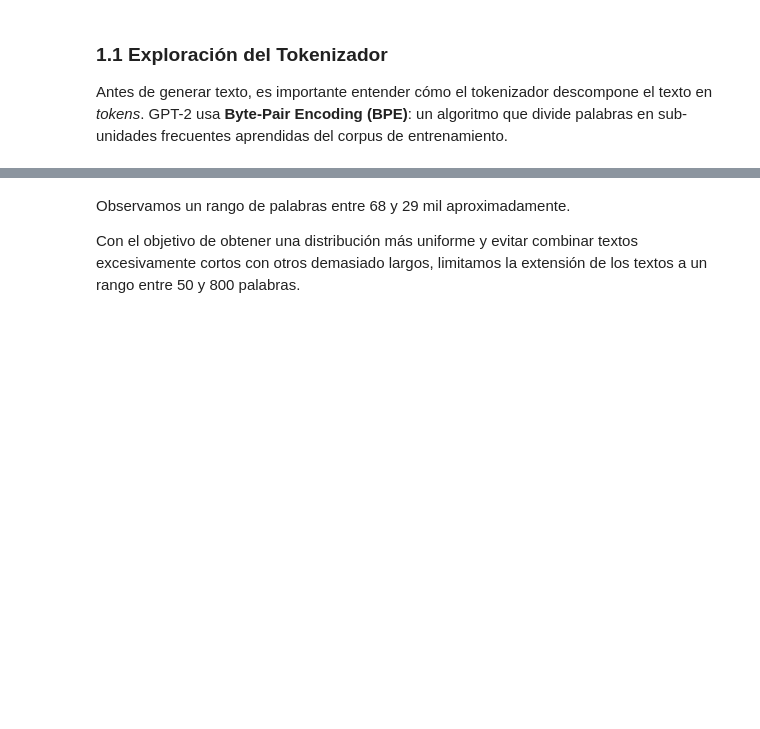
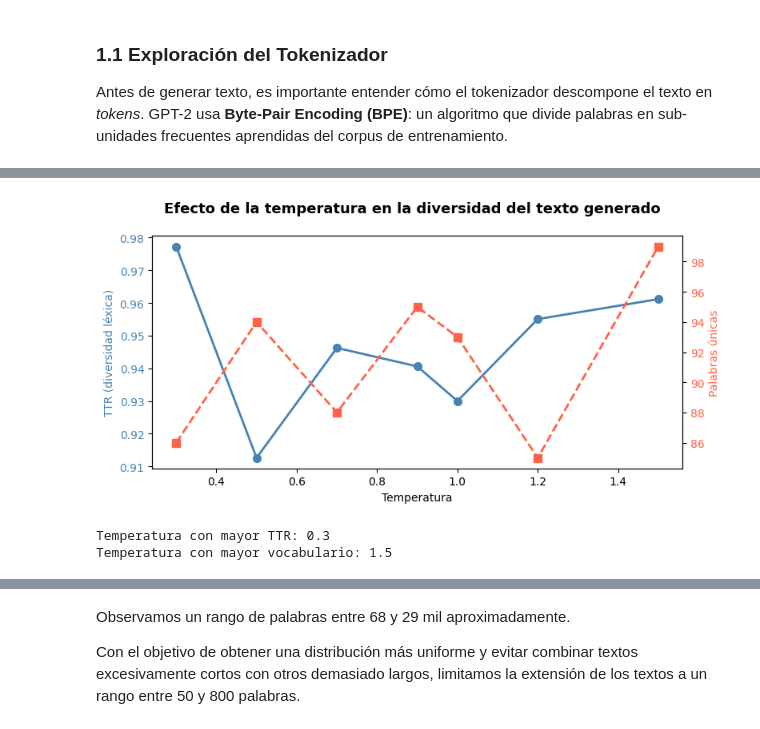
Before and after one commit to sebastianb92/nlp-labs, a Jupyter notebook: Session5/1-Text-generation-GPT.ipynb, the cells around one changed output, grey strips where cells are left out. Saved outputs shown, nothing was run; the diff lists cells and outputs as text; code cells hidden in the pictures; blank space fills up the shorter version.

Commit message:
Some graphics and analysis were added, early stopping was implemented and some conclusions were updated

```diff
--- a/Session5/1-Text-generation-GPT.ipynb
+++ b/Session5/1-Text-generation-GPT.ipynb
@@ -174,0 +266,37 @@ df_resultados
+# %%
+# ---- Barrido de temperatura: efecto en la diversidad del texto generado ----
+temperaturas = [0.3, 0.5, 0.7, 0.9, 1.0, 1.2, 1.5]
+ttr_vals, vocab_vals = [], []
+
+torch.manual_seed(42)
+for t in temperaturas:
+    texto = generate_text(model, tokenizer, prompt, max_length=150,
+                          do_sample=True, top_p=0.92, top_k=0, temperature=t)
+    palabras = texto[len(prompt):].split()
+    vocab = set(w.lower() for w in palabras if w.isalpha())
+    ttr_vals.append(len(vocab) / max(len(palabras), 1))
+    vocab_vals.append(len(vocab))
+
+fig, ax1 = plt.subplots(figsize=(8, 4))
+color1, color2 = 'steelblue', 'tomato'
+
+ax1.plot(temperaturas, ttr_vals, 'o-', color=color1, linewidth=2, markersize=7, label='TTR')
+ax1.set_xlabel('Temperatura')
+ax1.set_ylabel('TTR (diversidad léxica)', color=color1)
+ax1.tick_params(axis='y', labelcolor=color1)
+
+ax2 = ax1.twinx()
+ax2.plot(temperaturas, vocab_vals, 's--', color=color2, linewidth=2, markersize=7, label='Vocabulario único')
+ax2.set_ylabel('Palabras únicas', color=color2)
+ax2.tick_params(axis='y', labelcolor=color2)
+
+fig.suptitle('Efecto de la temperatura en la diversidad del texto generado', fontsize=13, fontweight='bold')
+fig.tight_layout()
+plt.show()
+
+print(f'\nTemperatura con mayor TTR: {temperaturas[ttr_vals.index(max(ttr_vals))]}')
+print(f'Temperatura con mayor vocabulario: {temperaturas[vocab_vals.index(max(vocab_vals))]}')
+# %% [output]
+[figure, added]
+Temperatura con mayor TTR: 0.3
+Temperatura con mayor vocabulario: 1.5
```
Also changed, not shown: parts of 52 cells of this notebook.
